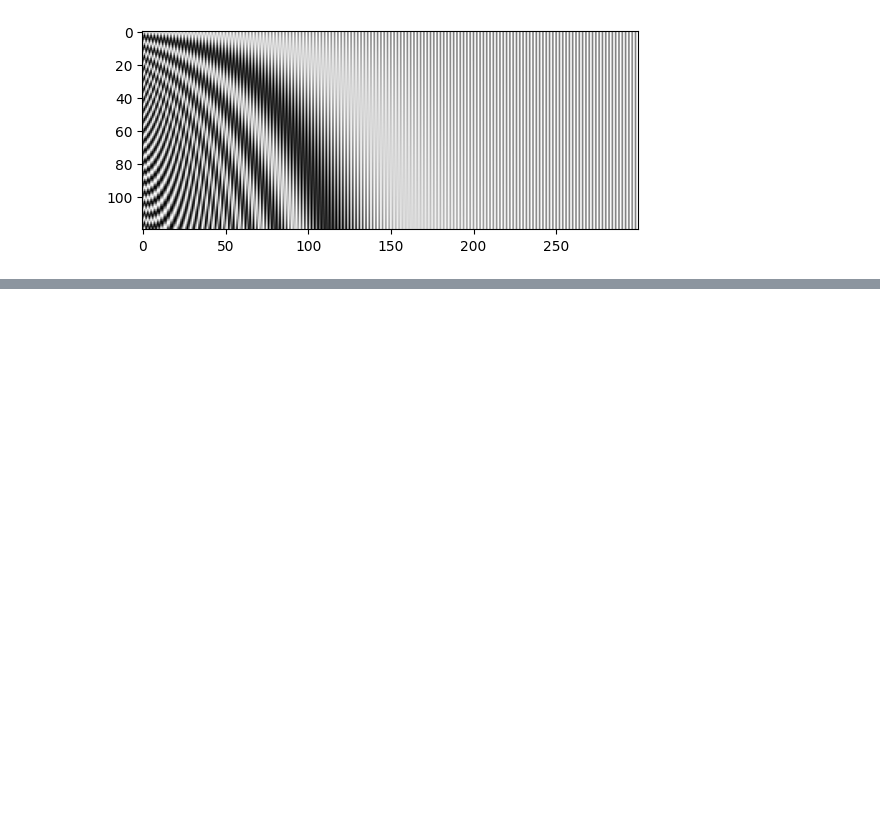
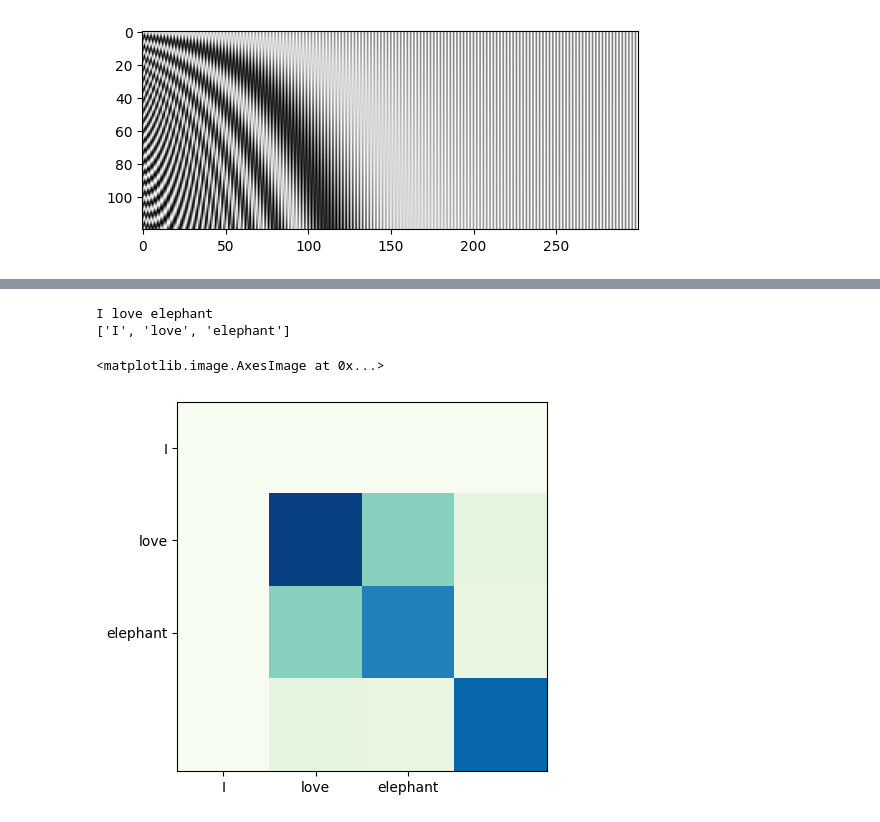
Before and after one commit to dw-dengwei/isai_work, a Jupyter notebook: bert.ipynb, the cells around one changed output, grey strips where cells are left out. Saved outputs shown, nothing was run; the diff lists cells and outputs as text; code cells hidden in the pictures; blank space fills up the shorter version.

```diff
--- a/bert.ipynb
+++ b/bert.ipynb
@@ -146,0 +221,12 @@ plt.imshow(att[0, :], cmap='GnBu')
+# %%
+print(sent)
+att = embed @ embed.swapaxes(1, 2)
+print(sent.split())
+plt.xticks(range(len(sent.split())), labels=sent.split())
+plt.yticks(range(len(sent.split())), labels=sent.split())
+plt.imshow(att[0, :], cmap='GnBu')
+# %% [output]
+I love elephant
+['I', 'love', 'elephant']
+<matplotlib.image.AxesImage at 0x...>
+[figure, added]
```
Also changed, not shown: parts of 10 cells of this notebook.
